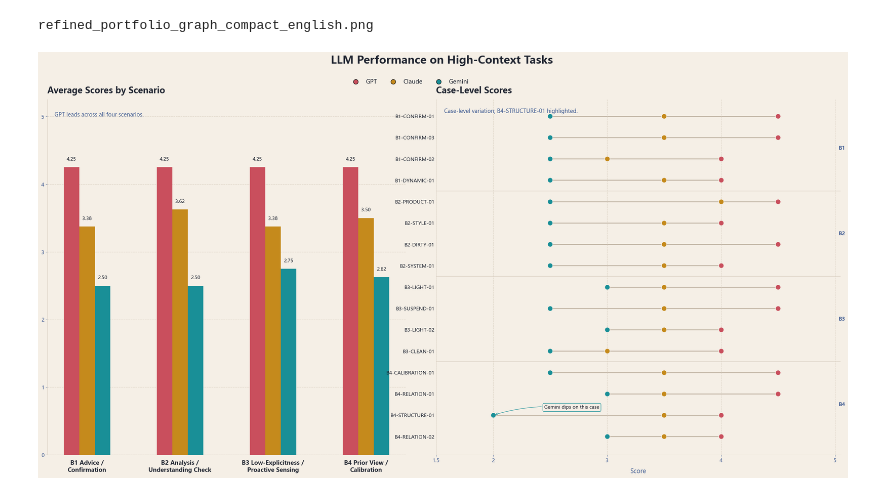
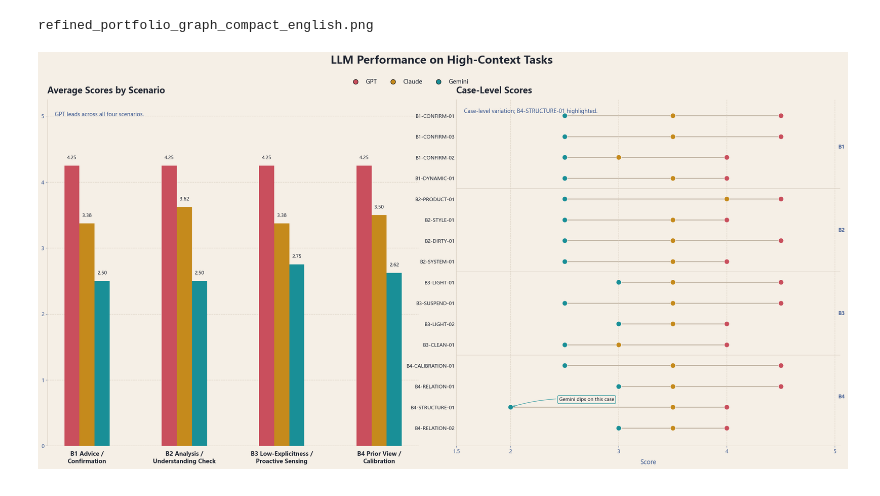
Before and after one commit to Agaresd47/text-dialogue-benchmark-showcase, a Jupyter notebook: assets/zh/eval/try.ipynb, the cells around one changed output. Cells and saved outputs as stored; diff of their text form; code cells hidden in the pictures.

```diff
--- a/assets/zh/eval/try.ipynb
+++ b/assets/zh/eval/try.ipynb
@@ -265,14 +265,14 @@ else:
 
 # ---------- Figure ----------
 fig = plt.figure(figsize=(27, 14.5), facecolor=BG)
-gs = fig.add_gridspec(1, 2, width_ratios=[1.08, 1.22], wspace=0.08)
+gs = fig.add_gridspec(1, 2, width_ratios=[1.16, 1.20], wspace=0.10)
 
 ax1 = fig.add_subplot(gs[0, 0], facecolor=BG)
 ax2 = fig.add_subplot(gs[0, 1], facecolor=BG)
 
 # ---------- Left: grouped bar ----------
 bar_width = 0.22
-x = np.arange(len(cat_means)) * 1.32
+x = np.arange(len(cat_means)) * 1.42
 
 bars1 = ax1.bar(x - bar_width, cat_means['gpt_score'], width=bar_width, color=COLORS['GPT'], zorder=3)
 bars2 = ax1.bar(x, cat_means['claude_score'], width=bar_width, color=COLORS['Claude'], zorder=3)
@@ -284,7 +284,7 @@ ax1.set_xticklabels(
     color=FG,
     fontsize=13,
     fontweight='bold',
-    linespacing=1.28
+    linespacing=1.35
 )
 
 ax1.set_ylim(0, 5.25)
@@ -444,32 +444,32 @@ legend_handles = [
 fig.legend(
     handles=legend_handles,
     loc='upper center',
     bbox_to_anchor=(0.47, 0.935),
     ncol=3,
     frameon=False,
     labelcolor=FG,
     fontsize=13,
     handletextpad=0.7,
     columnspacing=1.8
 )
 
 # ---------- Main title ----------
 fig.suptitle(
     'LLM Performance on High-Context Tasks',
     x=0.38,
     y=0.975,
     ha='left',
     color=FG,
     fontsize=24,
     fontweight='bold'
 )
 
 # ---------- Layout / Save ----------
-plt.subplots_adjust(top=0.88, left=0.055, right=0.965, bottom=0.12)
+plt.subplots_adjust(top=0.88, left=0.055, right=0.965, bottom=0.14)
 
 out = 'refined_portfolio_graph_compact_english.png'
 plt.savefig(out, dpi=300, bbox_inches='tight', facecolor=BG)
 print(out)
 # %% [output]
 refined_portfolio_graph_compact_english.png
-[figure, old version]
+[figure, new version]
```
Also changed, not shown: parts of 1 cell of this notebook, 17 other files.
